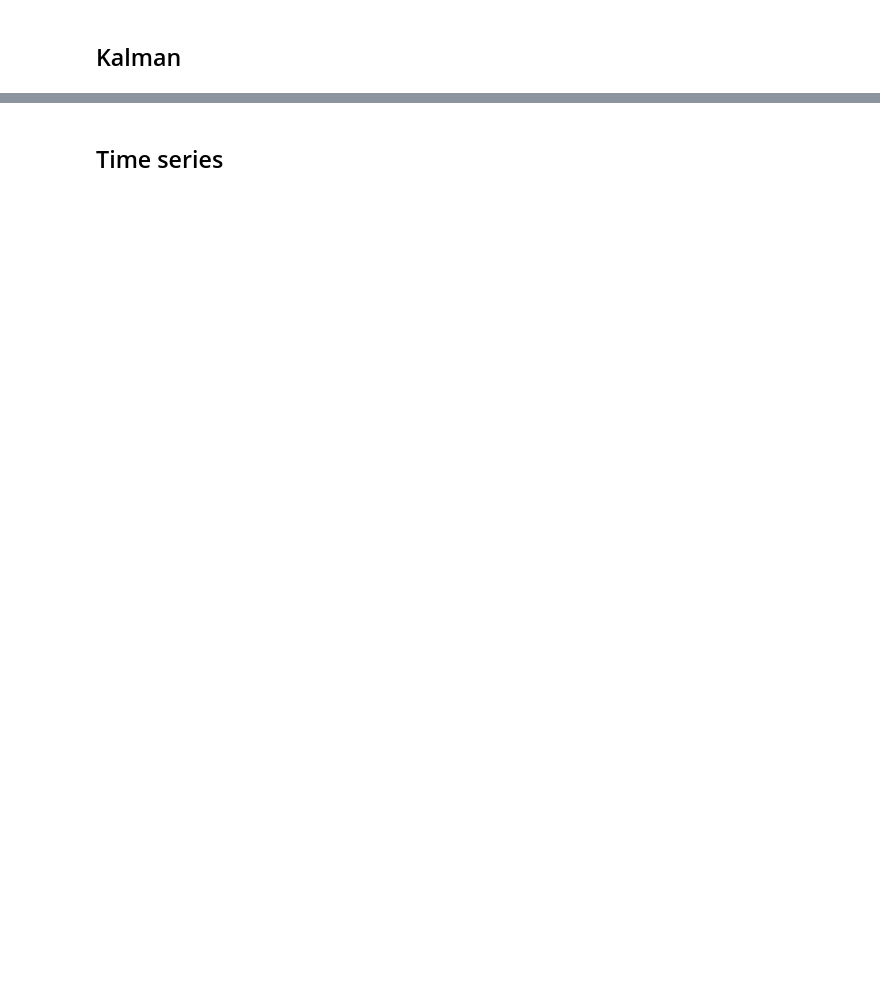
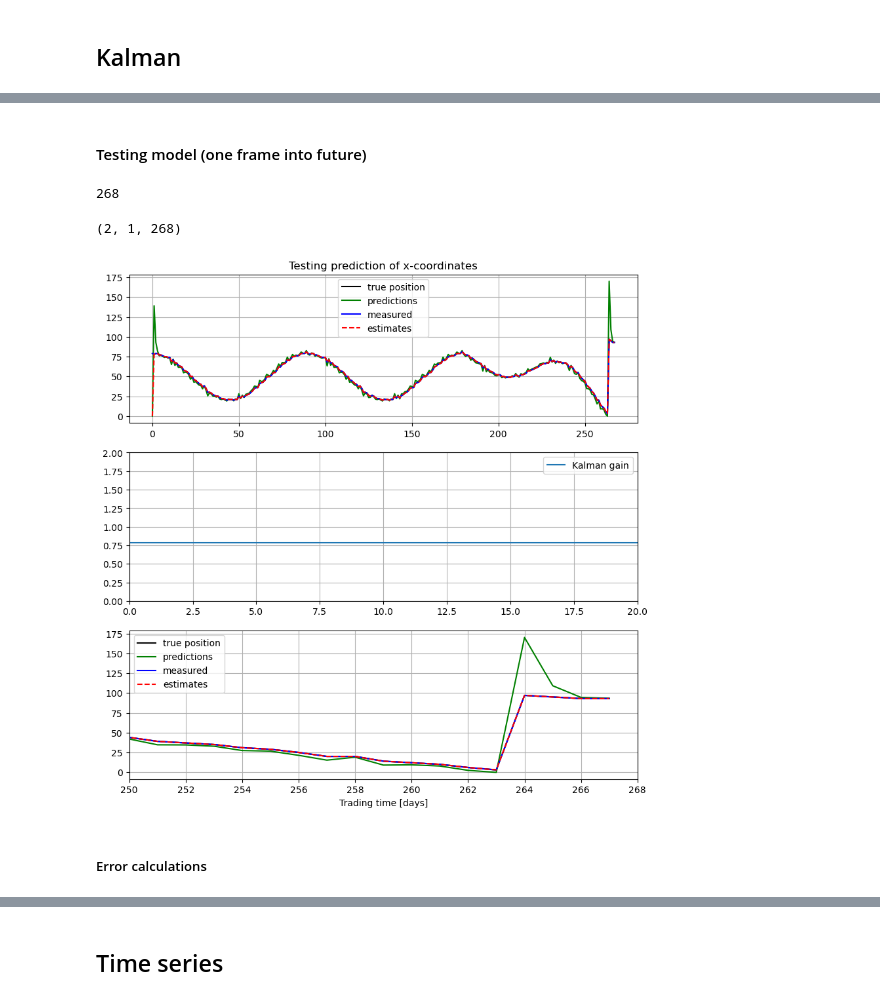
Before and after one commit to Ettiene11/https---github.com-Ettiene11-EERI414_Exam, a Jupyter notebook: EERI414Eks2024a.ipynb, the cells around one changed output, grey strips where cells are left out. Saved outputs shown, nothing was run; the diff lists cells and outputs as text; code cells hidden in the pictures; blank space fills up the shorter version.

```diff
--- a/EERI414Eks2024a.ipynb
+++ b/EERI414Eks2024a.ipynb
@@ -548,0 +708,61 @@ plt.show()
+# %% [markdown]
+#### Testing model (one frame into future)
+# %%
+z = x_coords
+N = z.size
+print(z.size)
+K = np.zeros((Nx,Nz,N))
+K[1,0,:] = K_ss
+K[0,0,:] = 1
+# x_est_last = z_train[N-1]
+# x_pred_last = z_train[N-1]
+# %% [output]
+268
+# %%
+x_est = np.zeros((Nx,N))
+x_pred = np.zeros((Nx,N))
+# x_est[0,0] = x_est_last
+# x_pred[0,0] = x_pred_last
+I = np.eye(Nx)
+for n in range(1,N):
+    x_est[:,n] = x_pred[:,n-1] + K[:,:,n]@(z[n] - H @ x_pred[:,n-1])
+    x_pred[:,n] = F @ x_est[:,n]
+
+
+
+print(K.shape)
+
+indekse = np.arange(0,N)
+plt.figure(figsize=(10, 10))
+plt.subplot(3,1,1)
+plt.title('Testing prediction of x-coordinates')
+plt.plot(indekse,z,'k-',label='true position')
+plt.plot(indekse,x_pred[0,:],'g-',label='predictions')
+plt.plot(indekse,z,'b-',label='measured')
+plt.plot(indekse,x_est[0,:],'r--',label='estimates')
+plt.grid('true')
+plt.legend()
+
+plt.subplot(3,1,2)
+plt.plot(indekse,K[1,0,:], label = 'Kalman gain')
+plt.xlim(0,20)
+plt.ylim(0,2)
+plt.legend()
+plt.grid('true')
+
+plt.subplot(3,1,3)
+plt.plot(indekse,z,'k-',label='true position')
+plt.plot(indekse,x_pred[0,:],'g-',label='predictions')
+plt.plot(indekse,z,'b-',label='measured')
+plt.plot(indekse,x_est[0,:],'r--',label='estimates')
+plt.xlim(250,N)
+# plt.ylim(100,300)
+plt.legend()
+plt.grid('true')
+plt.xlabel('Trading time [days]')
+plt.show()
+# %% [output]
+(2, 1, 268)
+[figure, added]
+# %% [markdown]
+##### Error calculations
```
Also changed, not shown: parts of 51 cells of this notebook.
